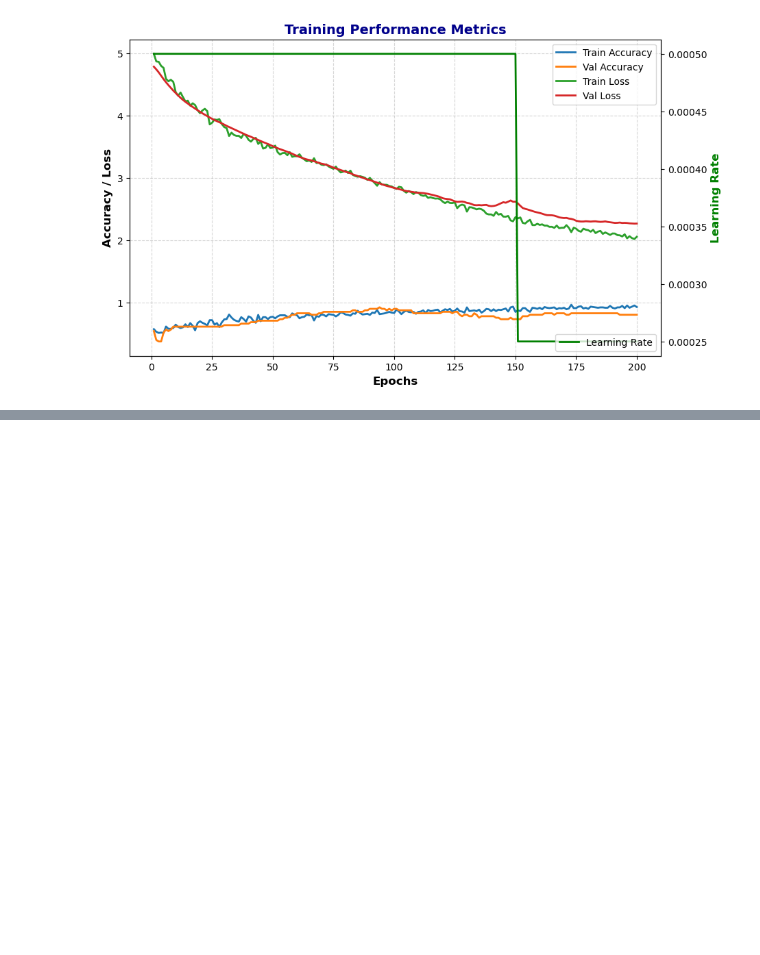
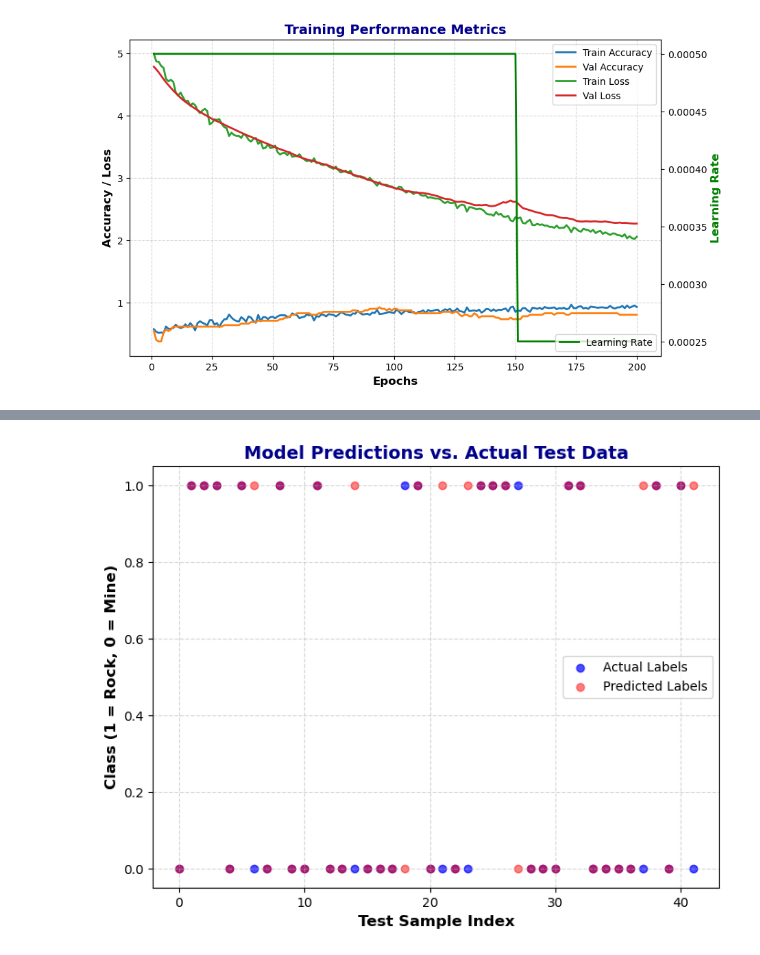
Before and after one commit to Malinda1/Rock_and_mine_prediction_through_neural_network, a Jupyter notebook: Rock_and_Mine_prediction.ipynb, the cells around one changed output, grey strips where cells are left out. Cells and saved outputs as stored; diff of their text form; code cells hidden in the pictures; blank space fills up the shorter version.

Commit message:
Create plot for indicate prediction against test data

```diff
--- a/Rock_and_Mine_prediction.ipynb
+++ b/Rock_and_Mine_prediction.ipynb
@@ -916,0 +917,21 @@ array([1.], dtype=float32)
+# %%
+# Create Figure
+fig, ax = plt.subplots(figsize=(8, 6))
+
+# Scatter Plot
+ax.scatter(range(len(y_test)), y_test, color='blue', label='Actual Labels', alpha=0.7)
+ax.scatter(range(len(y_pred)), y_pred, color='red', label='Predicted Labels', alpha=0.5)
+
+# Labels and Title
+ax.set_title("Model Predictions vs. Actual Test Data", fontsize=14, fontweight='bold', color='darkblue')
+ax.set_xlabel("Test Sample Index", fontsize=12, fontweight='bold')
+ax.set_ylabel("Class (1 = Rock, 0 = Mine)", fontsize=12, fontweight='bold')
+
+# Add Grid and Legend
+ax.grid(True, linestyle='--', alpha=0.5)
+ax.legend()
+
+# Show Plot
+plt.show()
+# %% [output]
+[figure, added]
```
Also changed, not shown: parts of 1 cell of this notebook.
